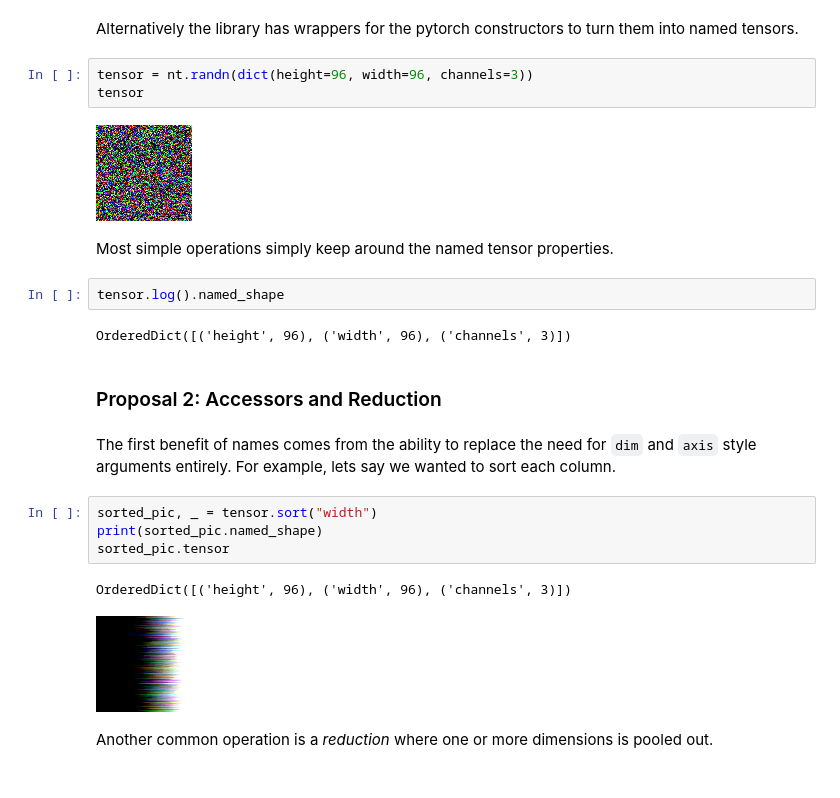
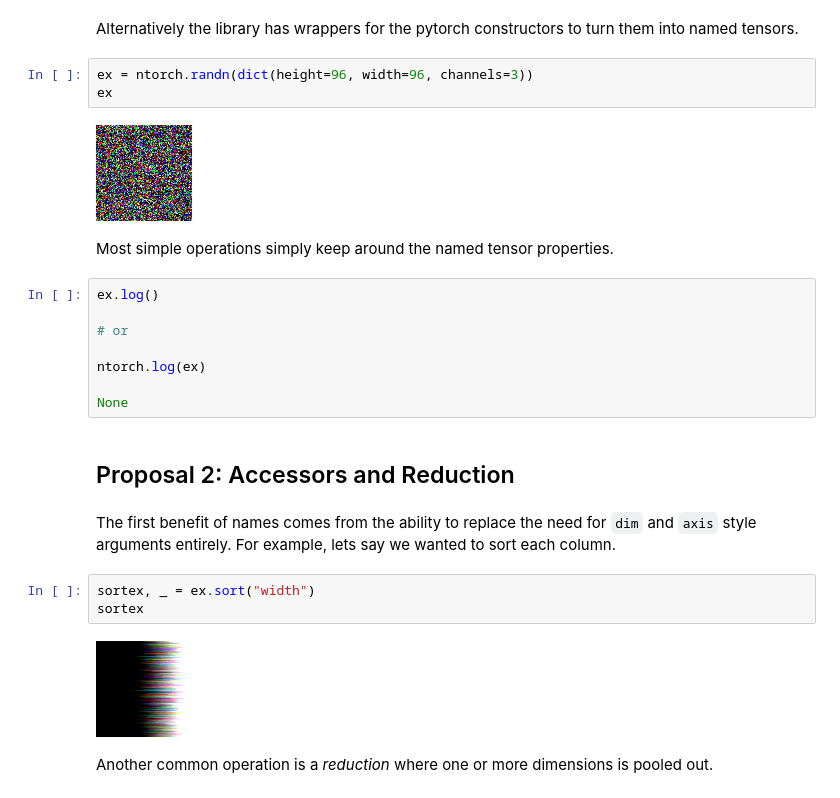
Before and after one commit to harvardnlp/namedtensor, a Jupyter notebook: NamedTensor.ipynb, the cells around one changed output. Cells and saved outputs as stored; diff of their text form.

```diff
--- a/NamedTensor.ipynb
+++ b/NamedTensor.ipynb
@@ -151,26 +158,28 @@ OrderedDict([('batch', 6), ('height', 96), ('width', 96), ('channels', 3)])
 # %% [markdown]
 Alternatively the library has wrappers for the pytorch constructors to turn them into named tensors.
 # %%
-tensor = nt.randn(dict(height=96, width=96, channels=3))
-tensor
+ex = ntorch.randn(dict(height=96, width=96, channels=3))
+ex
 # %% [output]
-[figure, old version]
+[figure, new version]
 # %% [markdown]
 Most simple operations simply keep around the named tensor properties.
-# %%
-tensor.log().named_shape
-# %% [output]
-OrderedDict([('height', 96), ('width', 96), ('channels', 3)])
+# %%
+ex.log()
+
+# or
+
+ntorch.log(ex)
+
+None
 # %% [markdown]
-### Proposal 2: Accessors and Reduction
+## Proposal 2: Accessors and Reduction
 # %% [markdown]
 The first benefit of names comes from the ability to replace the need for `dim` and `axis` style arguments entirely. For example, lets say we wanted to sort each column.
-# %%
-sorted_pic, _ = tensor.sort("width")
-print(sorted_pic.named_shape)
-sorted_pic.tensor
-# %% [output]
-OrderedDict([('height', 96), ('width', 96), ('channels', 3)])
-[figure, removed]
+# %%
+sortex, _ = ex.sort("width")
+sortex
+# %% [output]
+[figure, added]
 # %% [markdown]
 Another common operation is a *reduction*  where one or more dimensions is pooled out.
```
Also changed, not shown: parts of 56 cells of this notebook.
